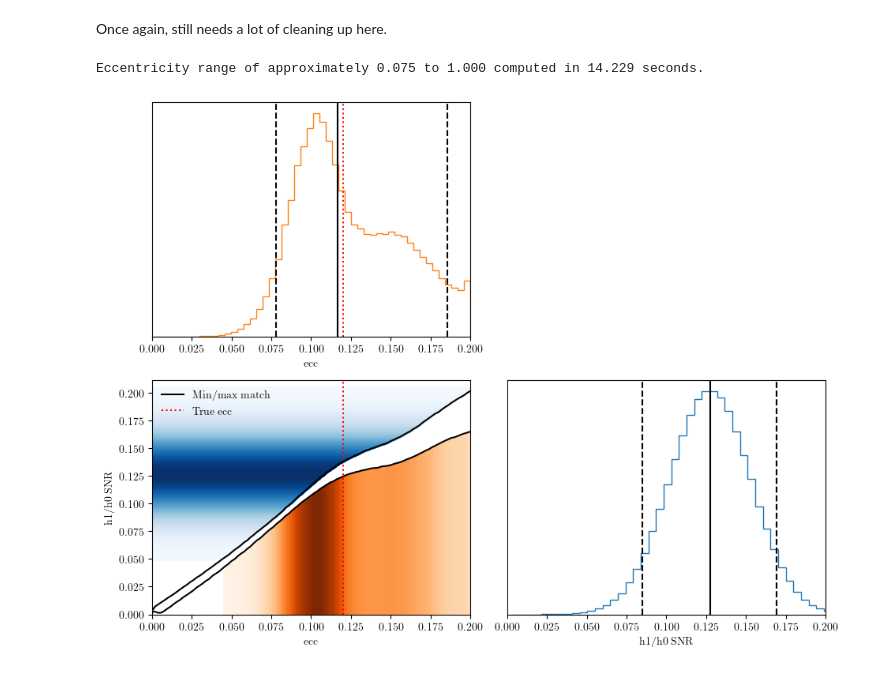
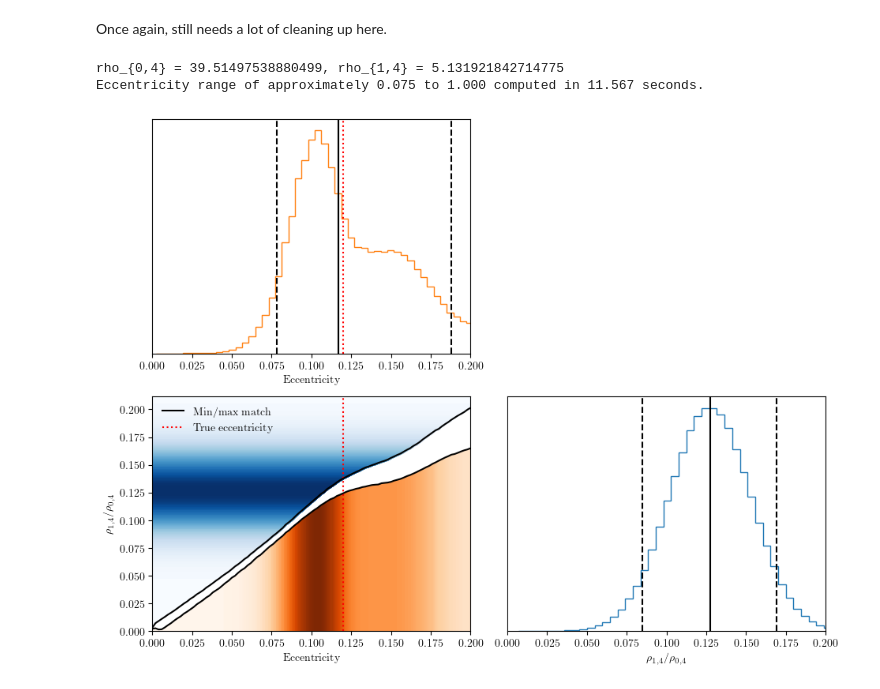
Before and after one commit to BenGPatterson/EccentricHarmonics, a Jupyter notebook: ecc_dist.ipynb, the cells around one changed output. Saved outputs shown, nothing was run; the diff lists cells and outputs as text; code cells hidden in the pictures.

```diff
--- a/ecc_dist.ipynb
+++ b/ecc_dist.ipynb
@@ -100,13 +100,15 @@ def SNR_samples(obs_SNR, n):
     samples = sample_gen.rvs(size=n)
     return samples
 
-def SNR2ecc(matches, chirp, interps, max_ecc=0.2):
+def SNR2ecc(matches, chirp, interps, max_ecc=0.2, upper_lenience=0):
 
     # Find upper and lower bounds on eccentricity for each sample
     ecc_arr = find_ecc_range_samples(matches, chirp, interps, max_ecc=max_ecc)
 
     # Put upper bound at max_ecc
-    ecc_arr[ecc_arr>max_ecc] = max_ecc
+    max_ecc *= 1+upper_lenience
+    inds = ecc_arr>max_ecc
+    ecc_arr[inds] = max_ecc
 
     # Uniformly draw random value between these bounds for each sample
     eccs = np.random.rand(len(matches))*(ecc_arr[1]-ecc_arr[0]) + ecc_arr[0]
@@ -174,8 +176,9 @@ for ifo in ifos:
 rss_snr, _ = network_mode_snr(z, ifos, z[ifos[0]].keys(), dominant_mode='h0')
 
 # Draw SNR samples and convert to eccentricity samples
+print('rho_{0,4} = ' + str(rss_snr['h0']) + ', rho_{1,4} = ' + str(rss_snr['h1']))
 match_samples = SNR_samples(rss_snr['h1'], n=10**6)/rss_snr['h0']
-ecc_samples = SNR2ecc(match_samples, 24, grid_data_20_30_5_interps[2])
+ecc_samples = SNR2ecc(match_samples, 24, grid_data_20_30_5_interps[2], upper_lenience=0.05)
 
 # Compute 90% confidence bounds on h1/h0 SNR
 rv = ncx2(2, rss_snr['h1']**2)
@@ -189,7 +192,8 @@ ecc_CI_bounds = find_ecc_CI(h1_h0_CI_bounds, chirp_mass_0p1, grid_data_20_30_5_i
 end = time.time()
 print(f'Eccentricity range of approximately {ecc_CI_bounds[0]:.3f} to {ecc_CI_bounds[1]:.3f} computed in {end-start:.3f} seconds.')
 # %% [output]
-Eccentricity range of approximately 0.075 to 1.000 computed in 14.229 seconds.
+rho_{0,4} = 39.51497538880499, rho_{1,4} = 5.131921842714775
+Eccentricity range of approximately 0.075 to 1.000 computed in 11.567 seconds.
 # %%
 def SNR_fill_between(low, high, e_vals, chirp, max_line, interps, c, z):
     SNR_max_e = find_ecc_range(high, chirp, interps)[0]
@@ -215,7 +219,7 @@ max_line = grid_data_20_30_5_interps[2][0](chirp_mass, e_vals)
 min_line = grid_data_20_30_5_interps[2][1](chirp_mass, e_vals)
 plt.plot(e_vals, max_line, c='k', zorder=3, label='Min/max match')
 plt.plot(e_vals, min_line, c='k', zorder=3)
-plt.axvline(ecc, c='r', ls='dotted', label='True ecc')
+plt.axvline(ecc, c='r', ls='dotted', label='True eccentricity')
 ylims = plt.gca().get_ylim()
 
 # Plot SNR distribution
@@ -224,6 +228,7 @@ match_vals = np.arange(0, np.max(match_samples)+0.001, 0.001)
 kde_vals = kde(match_vals)
 kde_max = np.max(kde_vals)
 cmap = mpl.colormaps['Blues_r']
+SNR_fill_between(0, 1, e_vals, chirp_mass, max_line, grid_data_20_30_5_interps[2], cmap(0.999), -100)
 for i in range(99):
     idx = np.argwhere(np.diff(np.sign(kde_vals - kde_max*(99-i)/100))).flatten()
     if len(idx) == 0:
@@ -247,6 +252,7 @@ ecc_vals = np.arange(0, np.max(ecc_samples)+0.001, 0.001)
 kde_vals = kde(ecc_vals)
 kde_max = np.max(kde_vals)
 cmap = mpl.colormaps['Oranges_r']
+ecc_fill_between(e_vals[0], e_vals[-1], chirp_mass, grid_data_20_30_5_interps[2], cmap(0.999), -100)
 for i in range(99):
     idx = np.argwhere(np.diff(np.sign(kde_vals - kde_max*(99-i)/100))).flatten()
     if len(idx) == 0:
@@ -265,40 +271,40 @@ for i in range(99):
         ecc_fill_between(ecc_vals[idx[j]], ecc_vals[idx[j+1]], chirp_mass, grid_data_20_30_5_interps[2], cmap(i/100), -i)
 
 # Plot formatting
-plt.xlabel('ecc')
-plt.ylabel('h1/h0 SNR')
+plt.xlabel('Eccentricity')
+plt.ylabel(r'$\rho_{1,4} / \rho_{0,4}$')
 plt.xlim(e_vals[0], e_vals[-1])
 plt.ylim(0,ylims[1])
 plt.legend(frameon=False)
 
 # SNR histogram
 plt.subplot(2,2,4)
 fig=plt.hist(match_samples, bins=50, histtype='step', color='C0')
 plt.xlim(0,0.2)
 quantiles = np.quantile(match_samples, [0.05, 0.5, 0.95])
 plt.axvline(quantiles[0], c='k', ls='dashed')
 plt.axvline(quantiles[1], c='k', ls='solid')
 plt.axvline(quantiles[2], c='k', ls='dashed')
 plt.gca().yaxis.set_visible(False)
-plt.xlabel('h1/h0 SNR')
+plt.xlabel(r'$\rho_{1,4} / \rho_{0,4}$')
 
 # Ecc histogram
 plt.subplot(2,2,1)
 fig=plt.hist(ecc_samples, bins=50, histtype='step', color='C1')
 plt.xlim(0,0.2)
 quantiles = np.quantile(ecc_samples, [0.05, 0.5, 0.95])
 plt.axvline(quantiles[0], c='k', ls='dashed')
 plt.axvline(quantiles[1], c='k', ls='solid')
 plt.axvline(quantiles[2], c='k', ls='dashed')
 plt.axvline(ecc, c='r', ls='dotted')
 plt.gca().yaxis.set_visible(False)
-plt.xlabel('ecc')
+plt.xlabel('Eccentricity')
 
 # General formatting
 # plt.suptitle(f'SNR={total_SNR}' + ', $\mathcal{M}=$' + str(chirp_mass) + ', $e=$' + str(ecc))
 plt.tight_layout()
 
 # Save figure
-plt.savefig('Figures/SNR2ecc_3.png', dpi=1000)
+# plt.savefig('Figures/SNR2ecc_3.png', dpi=1000)
 # %% [output]
-[figure, old version]
+[figure, new version]
```
Also changed, not shown: 5 other files.
